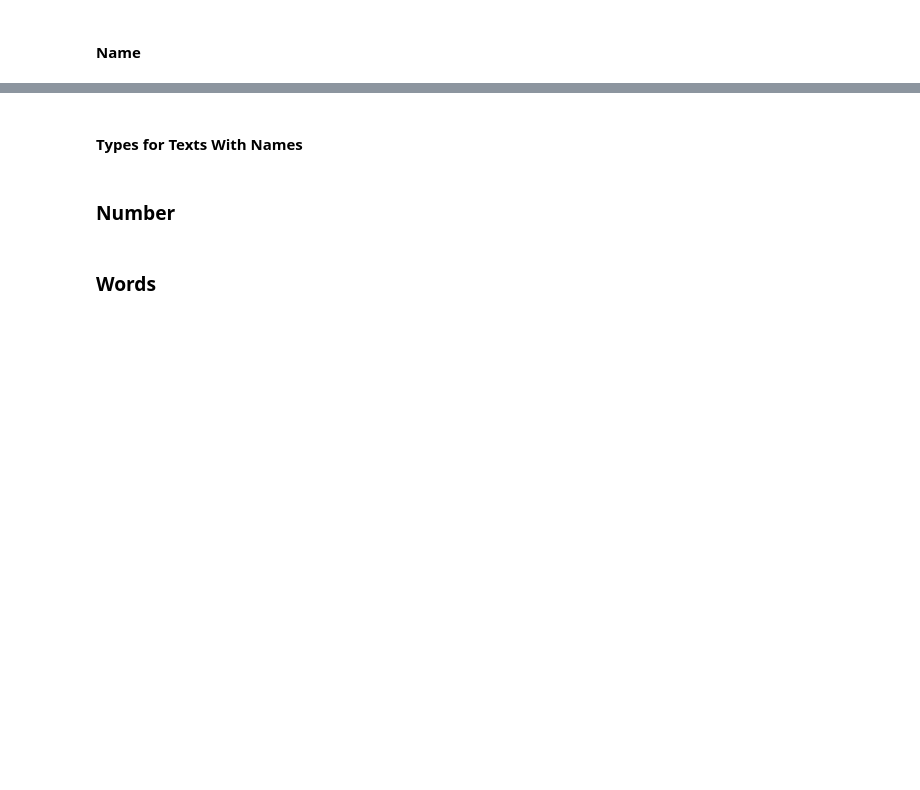
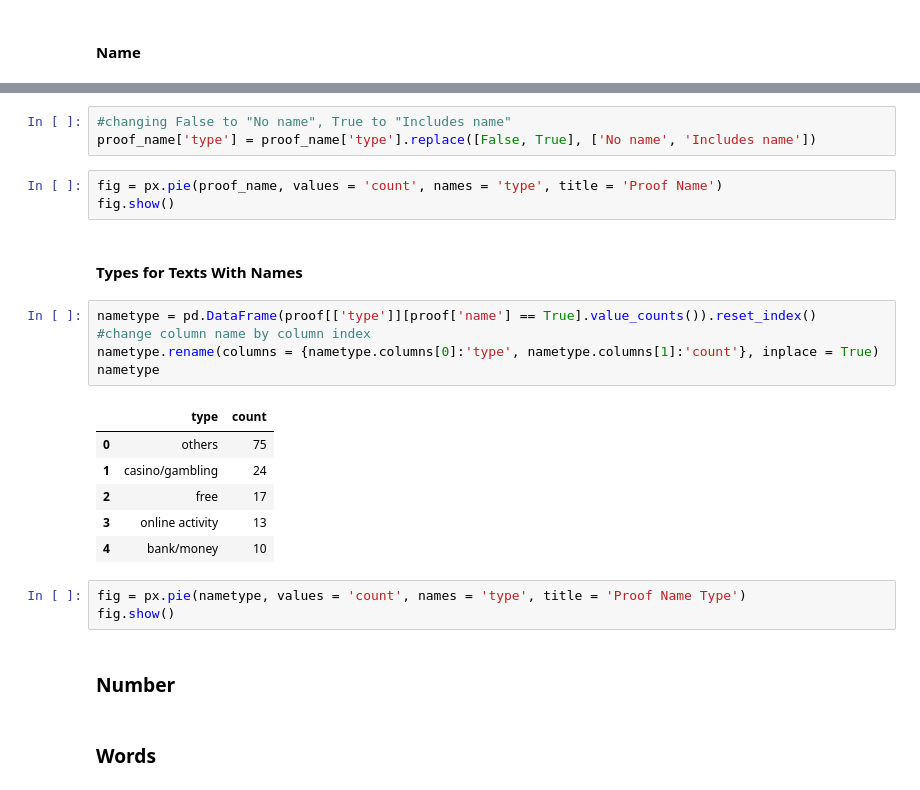
Before and after one commit to AGR-Yes/ScamMessagesPhilippines, a Jupyter notebook: Phase_3.ipynb, the cells around one changed output, grey strips where cells are left out. Saved outputs shown, nothing was run; the diff lists cells and outputs as text; blank space fills up the shorter version.

```diff
--- a/Phase_3.ipynb
+++ b/Phase_3.ipynb
@@ -178,5 +230,26 @@ None
+# %%
+#changing False to "No name", True to "Includes name"
+proof_name['type'] = proof_name['type'].replace([False, True], ['No name', 'Includes name'])
+# %%
+fig = px.pie(proof_name, values = 'count', names = 'type', title = 'Proof Name')
+fig.show()
 # %% [markdown]
 #### **Types for Texts With Names**
+# %%
+nametype = pd.DataFrame(proof[['type']][proof['name'] == True].value_counts()).reset_index()
+#change column name by column index
+nametype.rename(columns = {nametype.columns[0]:'type', nametype.columns[1]:'count'}, inplace = True)
+nametype
+# %% [output]
+|  | type | count |
+| 0 | others | 75 |
+| 1 | casino/gambling | 24 |
+| 2 | free | 17 |
+| 3 | online activity | 13 |
+| 4 | bank/money | 10 |
+# %%
+fig = px.pie(nametype, values = 'count', names = 'type', title = 'Proof Name Type')
+fig.show()
 # %% [markdown]
 ### **Number**
 # %% [markdown]
```
Also changed, not shown: parts of 8 cells of this notebook, 1 other file.
